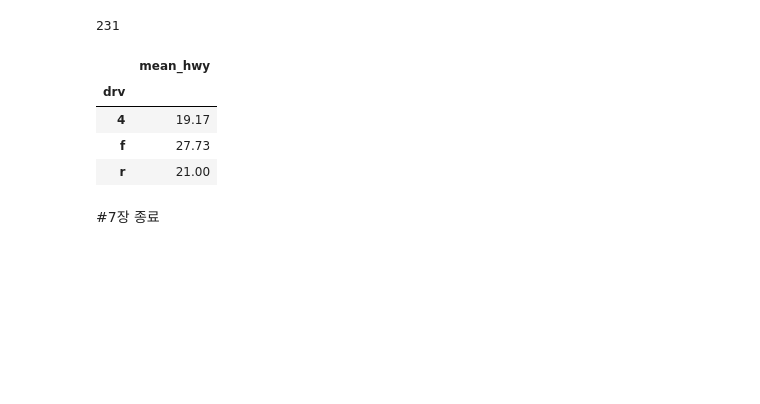
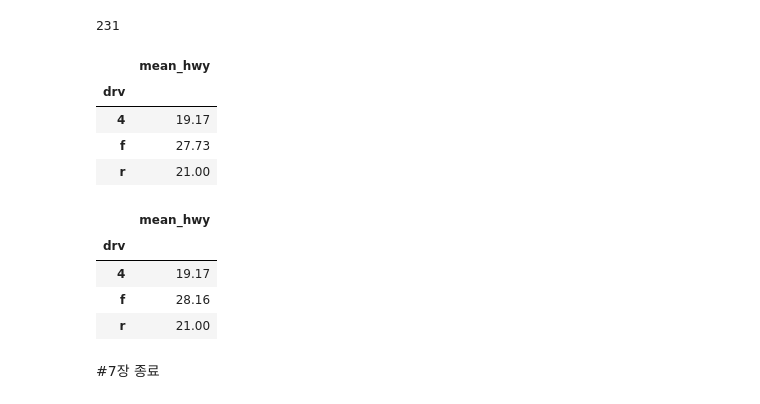
Before and after one commit to lie-42/2025-1-myclass-BDA, a Jupyter notebook: inclass/09w_B_wed_0430_easy_ch07.ipynb, the cells around one changed output. Saved outputs shown, nothing was run; the diff lists cells and outputs as text; code cells hidden in the pictures; blank space fills up the shorter version.

```diff
--- a/inclass/09w_B_wed_0430_easy_ch07.ipynb
+++ b/inclass/09w_B_wed_0430_easy_ch07.ipynb
@@ -803,5 +803,14 @@ dmpg.groupby('drv').agg(mean_hwy = ('hwy', 'mean'))
 | 4 | 19.17 |
 | f | 27.73 |
 | r | 21.00 |
+# %%
+mpg = pd.read_csv('data/mpg.csv')
+mpg.groupby('drv').agg(mean_hwy = ('hwy', 'mean'))
+# %% [output]
+|  | mean_hwy |
+| drv |  |
+| 4 | 19.17 |
+| f | 28.16 |
+| r | 21.00 |
 # %% [markdown]
 #7장 종료
```
